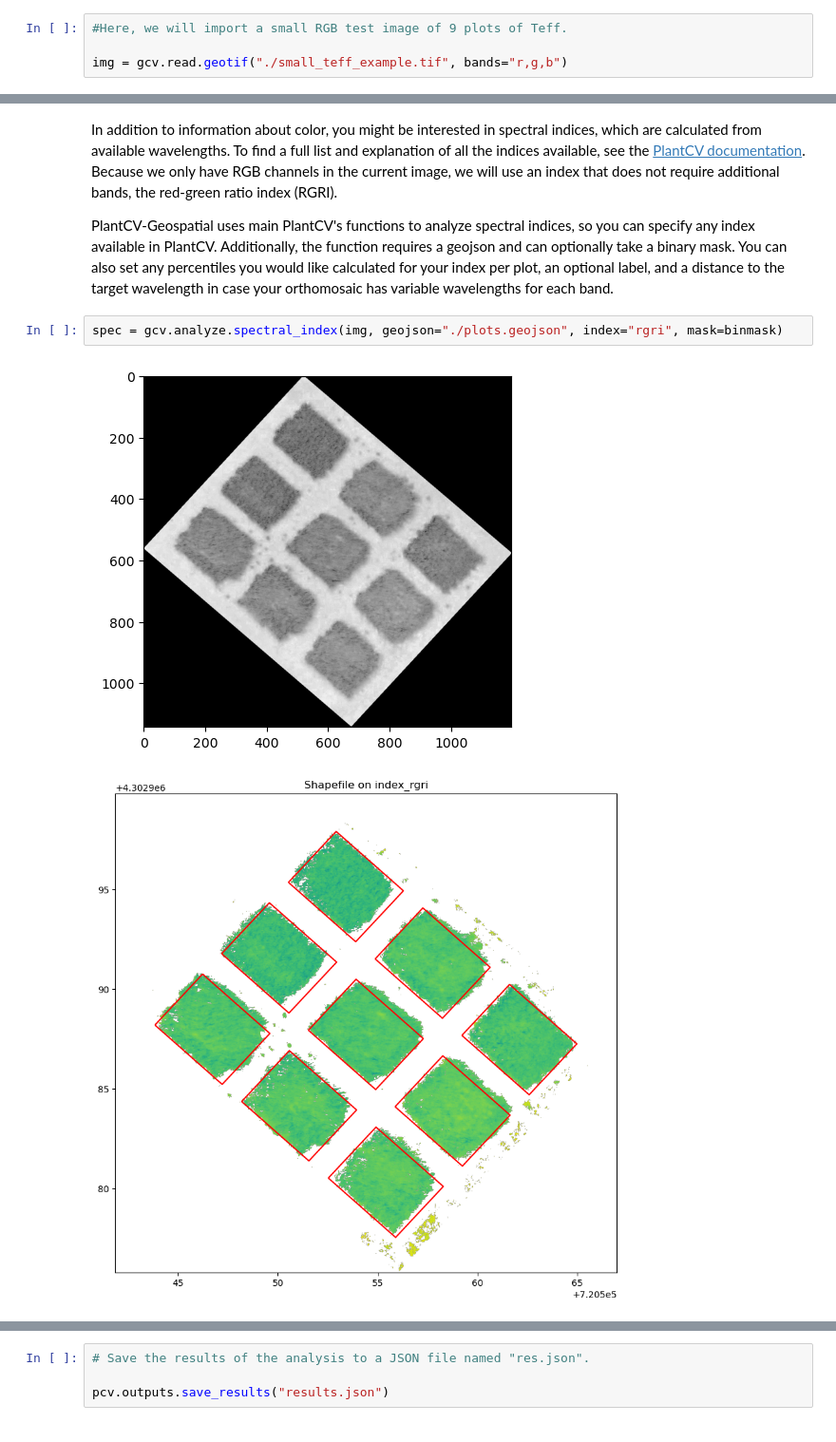
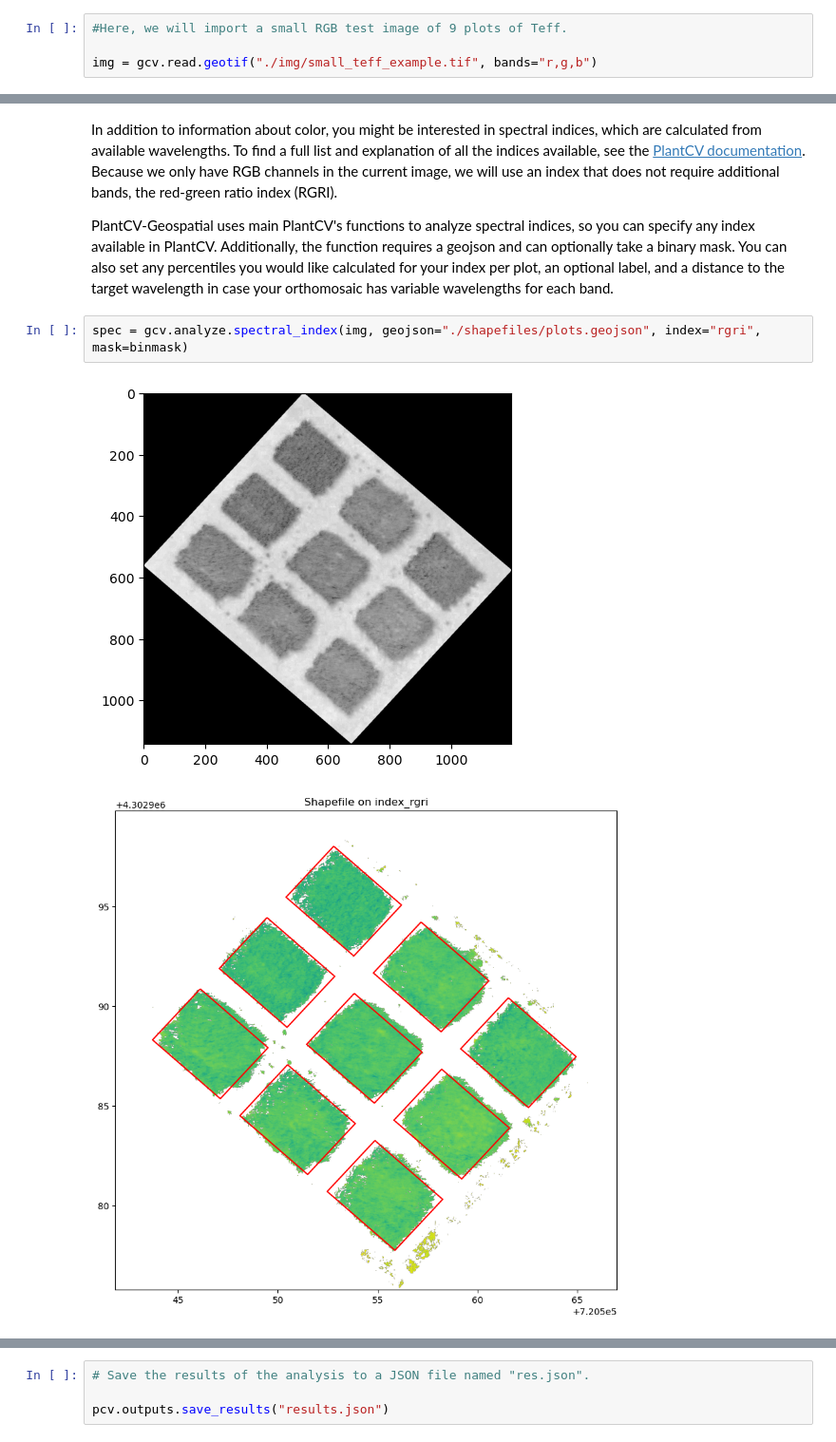
Before and after one commit to danforthcenter/plantcv-geospatial-tutorial-analyze-color, a Jupyter notebook: index.ipynb, the cells around one changed output, grey strips where cells are left out. Shown at 95% size. Saved outputs shown, nothing was run; the diff lists cells and outputs as text.

```diff
--- a/index.ipynb
+++ b/index.ipynb
@@ -53,7 +57,7 @@ With our parameters set we are ready to read in an image.
 # %%
 #Here, we will import a small RGB test image of 9 plots of Teff.
 
-img = gcv.read.geotif("./small_teff_example.tif", bands="r,g,b")
+img = gcv.read.geotif("./img/small_teff_example.tif", bands="r,g,b")
 # %% [output]
 [figure]
 # %% [markdown]
@@ -184,8 +197,8 @@ In addition to information about color, you might be interested in spectral indi
 
 PlantCV-Geospatial uses main PlantCV's functions to analyze spectral indices, so you can specify any index available in PlantCV. Additionally, the function requires a geojson and can optionally take a binary mask. You can also set any percentiles you would like calculated for your index per plot, an optional label, and a distance to the target wavelength in case your orthomosaic has variable wavelengths for each band.
 # %%
-spec = gcv.analyze.spectral_index(img, geojson="./plots.geojson", index="rgri", mask=binmask)
+spec = gcv.analyze.spectral_index(img, geojson="./shapefiles/plots.geojson", index="rgri", mask=binmask)
 # %% [output]
 [figure]
-[figure, old version]
+[figure, new version]
 # %% [markdown]
```
Also changed, not shown: parts of 16 cells of this notebook, 5 other files.
